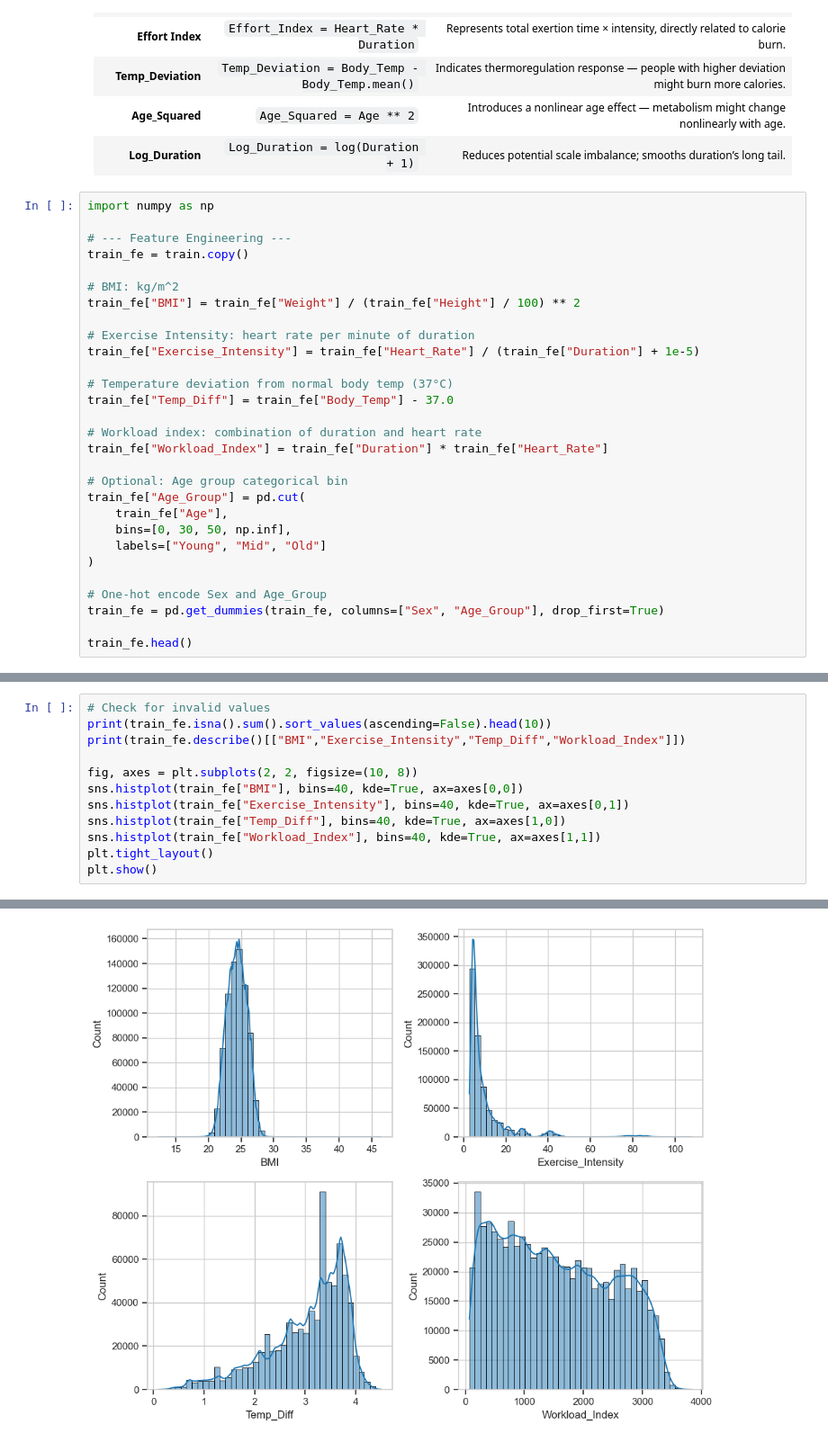
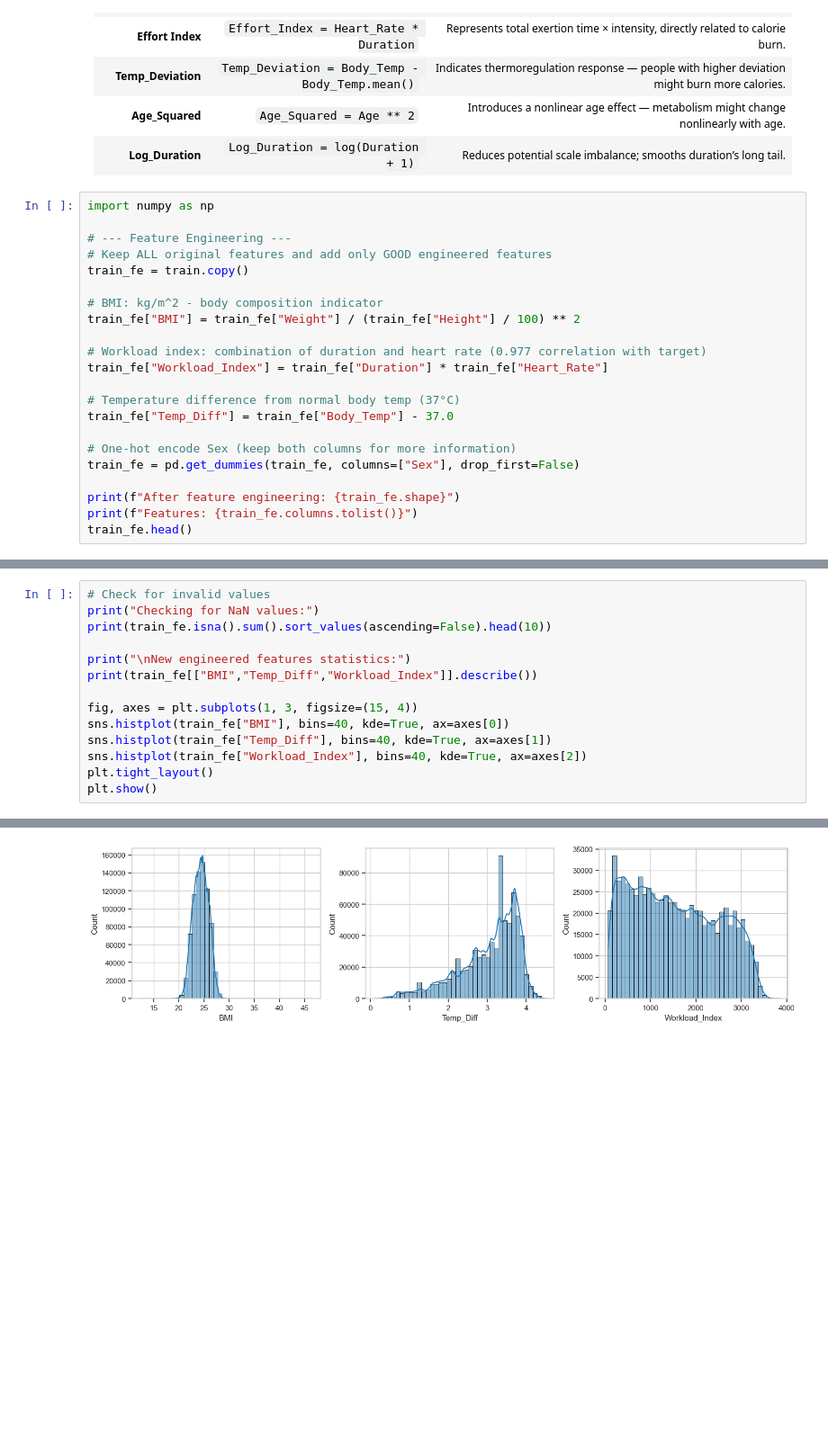
Before and after one commit to rodme02/Exs_RedesNeurais, a Jupyter notebook: docs/projects/regression/notebook.ipynb, the cells around one changed output, grey strips where cells are left out. Shown at 90% size. Saved outputs shown, nothing was run; the diff lists cells and outputs as text; blank space fills up the shorter version.

```diff
--- a/docs/projects/regression/notebook.ipynb
+++ b/docs/projects/regression/notebook.ipynb
@@ -316,29 +313,22 @@ Since some features have strong correlations between them, we'll create new mean
 import numpy as np
 
 # --- Feature Engineering ---
+# Keep ALL original features and add only GOOD engineered features
 train_fe = train.copy()
 
-# BMI: kg/m^2
+# BMI: kg/m^2 - body composition indicator
 train_fe["BMI"] = train_fe["Weight"] / (train_fe["Height"] / 100) ** 2
 
-# Exercise Intensity: heart rate per minute of duration
-train_fe["Exercise_Intensity"] = train_fe["Heart_Rate"] / (train_fe["Duration"] + 1e-5)
+# Workload index: combination of duration and heart rate (0.977 correlation with target)
+train_fe["Workload_Index"] = train_fe["Duration"] * train_fe["Heart_Rate"]
 
-# Temperature deviation from normal body temp (37°C)
+# Temperature difference from normal body temp (37°C)
 train_fe["Temp_Diff"] = train_fe["Body_Temp"] - 37.0
 
-# Workload index: combination of duration and heart rate
-train_fe["Workload_Index"] = train_fe["Duration"] * train_fe["Heart_Rate"]
+# One-hot encode Sex (keep both columns for more information)
+train_fe = pd.get_dummies(train_fe, columns=["Sex"], drop_first=False)
 
-# Optional: Age group categorical bin
-train_fe["Age_Group"] = pd.cut(
-    train_fe["Age"],
-    bins=[0, 30, 50, np.inf],
-    labels=["Young", "Mid", "Old"]
-)
-
-# One-hot encode Sex and Age_Group
-train_fe = pd.get_dummies(train_fe, columns=["Sex", "Age_Group"], drop_first=True)
-
+print(f"After feature engineering: {train_fe.shape}")
+print(f"Features: {train_fe.columns.tolist()}")
 train_fe.head()
 # %% [output]
@@ -350,14 +342,16 @@ train_fe.head()
 | 4 | 4 | 38 | 166.0 | 61.0 | 25.0 | 102.0 | 40.6 | 146.0 | 22.136740 | ... |
 # %%
 # Check for invalid values
+print("Checking for NaN values:")
 print(train_fe.isna().sum().sort_values(ascending=False).head(10))
-print(train_fe.describe()[["BMI","Exercise_Intensity","Temp_Diff","Workload_Index"]])
 
-fig, axes = plt.subplots(2, 2, figsize=(10, 8))
-sns.histplot(train_fe["BMI"], bins=40, kde=True, ax=axes[0,0])
-sns.histplot(train_fe["Exercise_Intensity"], bins=40, kde=True, ax=axes[0,1])
-sns.histplot(train_fe["Temp_Diff"], bins=40, kde=True, ax=axes[1,0])
-sns.histplot(train_fe["Workload_Index"], bins=40, kde=True, ax=axes[1,1])
+print("\nNew engineered features statistics:")
+print(train_fe[["BMI","Temp_Diff","Workload_Index"]].describe())
+
+fig, axes = plt.subplots(1, 3, figsize=(15, 4))
+sns.histplot(train_fe["BMI"], bins=40, kde=True, ax=axes[0])
+sns.histplot(train_fe["Temp_Diff"], bins=40, kde=True, ax=axes[1])
+sns.histplot(train_fe["Workload_Index"], bins=40, kde=True, ax=axes[2])
 plt.tight_layout()
 plt.show()
 # %% [output]
@@ -384,3 +375,3 @@ max        46.443986          107.998920       4.500000     3840.000000
-[figure, old version]
+[figure, new version]
 # %%
 corr = train_fe.corr(numeric_only=True)["Calories"].sort_values(ascending=False)
```
Also changed, not shown: parts of 38 cells of this notebook, 14 other files.
